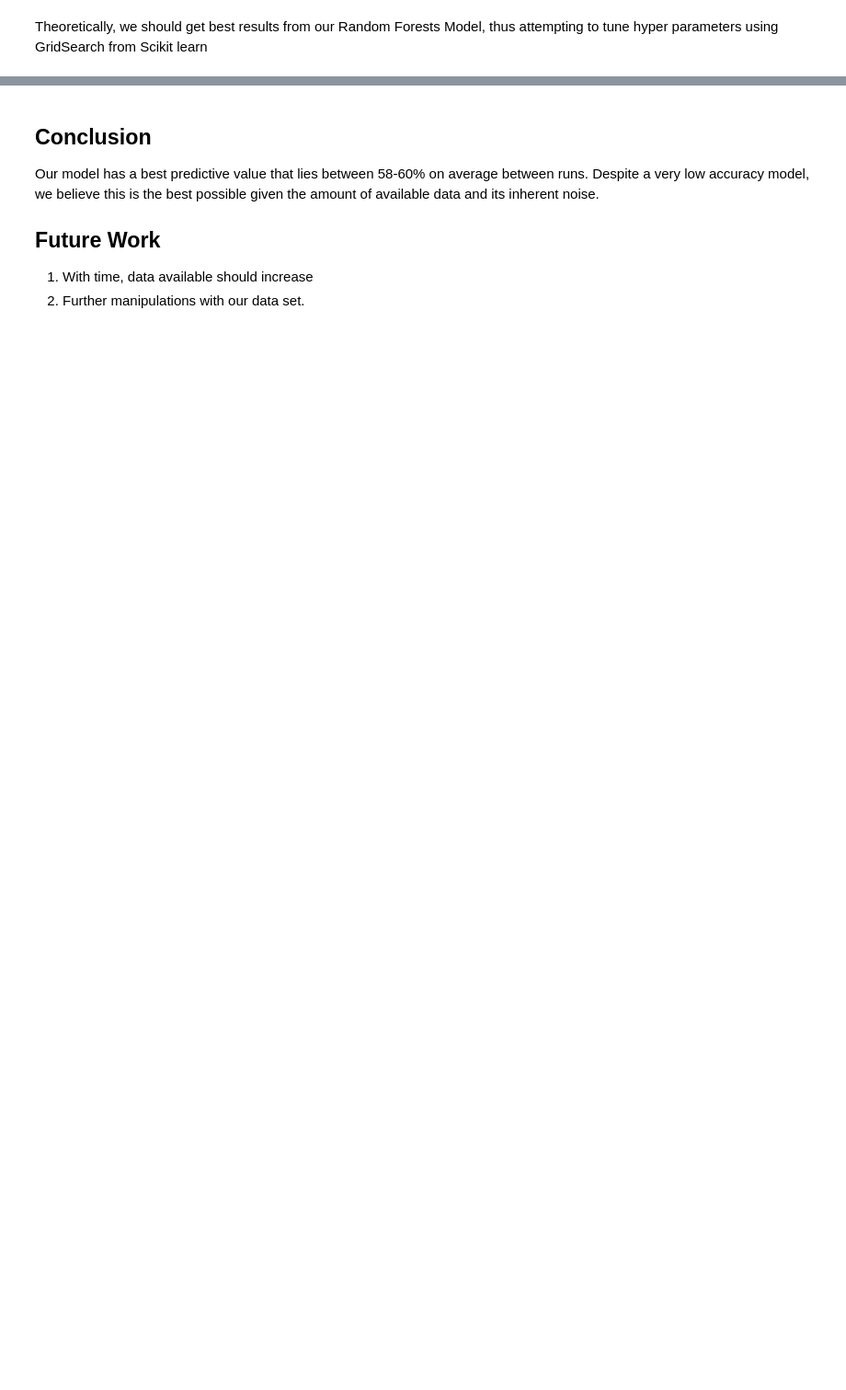
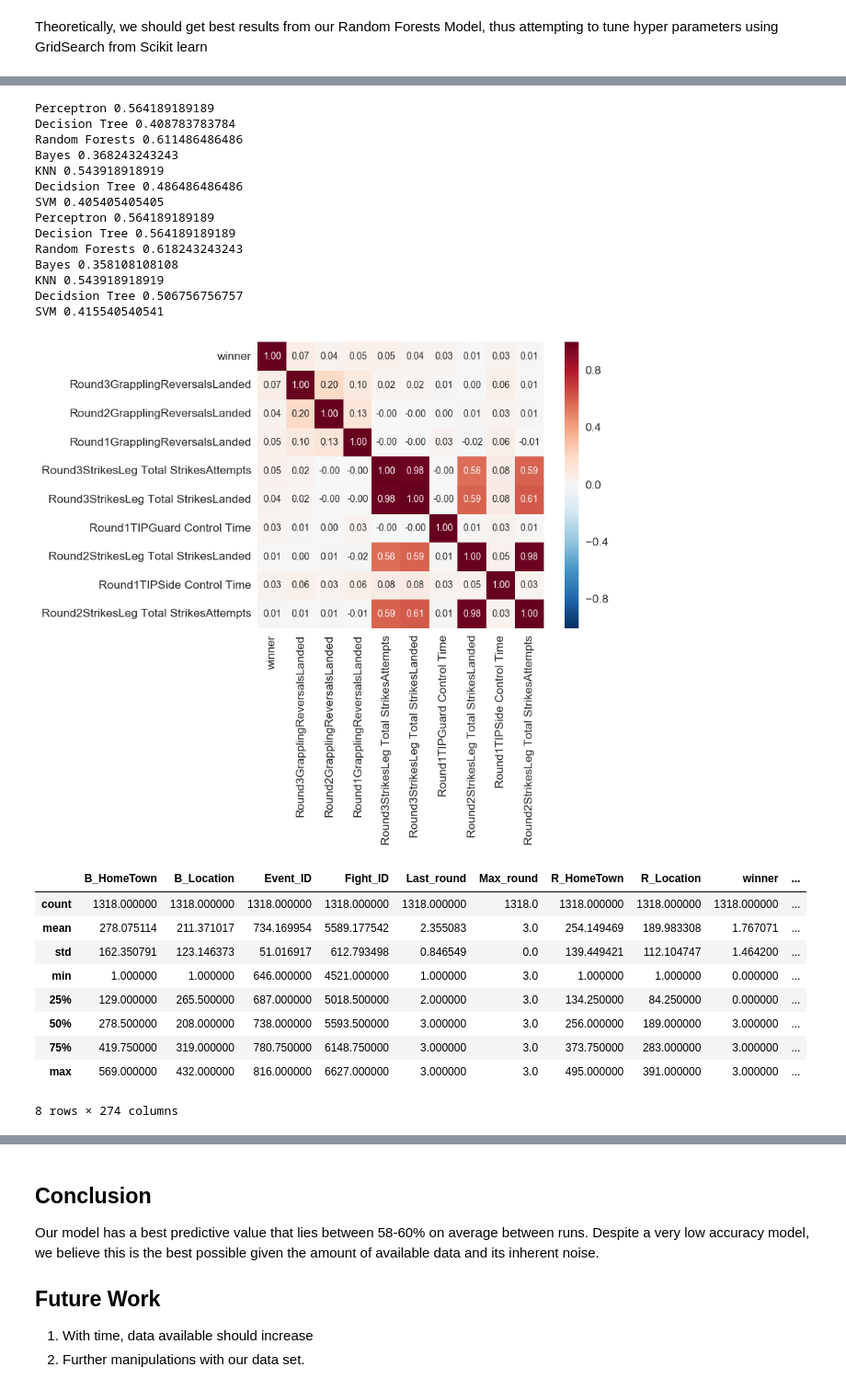
Before and after one commit to CalmDownKarm/fantastic-garbanzo, a Jupyter notebook: UFCModel.ipynb, the cells around one changed output, grey strips where cells are left out. Shown at 92% size. Drawn from its saved outputs; the diff is of its cells as text; code cells hidden in the pictures; blank space fills up the shorter version.

```diff
--- a/UFCModel.ipynb
+++ b/UFCModel.ipynb
@@ -345,0 +344,47 @@ Perceptron 0.385135135135
+# %%
+r4 = [col for col in dropdata.columns if "Round4" in col]
+r5 = [col for col in dropdata.columns if "Round5" in col]
+threerounds = dropdata.drop(r4+r5,axis = 1)
+der = run_all_and_Plot(threerounds)
+for key,val in der.items():
+    print(str(key)+' '+str(val[0]))
+boobs = threerounds.loc[threerounds['Max_round'] == 3]
+bewb = threerounds.drop(['Max_round','Last_round'],axis=1)
+der = run_all_and_Plot(bewb)
+for key,val in der.items():
+    print(str(key)+' '+str(val[0]))
+
+k = 10 #number of variables for heatmap
+corrmat = bewb.corr()
+cols = corrmat.nlargest(k, 'winner')['winner'].index
+cm = np.corrcoef(dropdata[cols].values.T)
+sns.set(font_scale=1.25)
+hm = sns.heatmap(cm, cbar=True, annot=True, square=True, fmt='.2f', annot_kws={'size': 10}, yticklabels=cols.values, xticklabels=cols.values)
+plt.show()
+boobs.describe()
+# %% [output]
+Perceptron 0.564189189189
+Decision Tree 0.408783783784
+Random Forests 0.611486486486
+Bayes 0.368243243243
+KNN 0.543918918919
+Decidsion Tree 0.486486486486
+SVM 0.405405405405
+Perceptron 0.564189189189
+Decision Tree 0.564189189189
+Random Forests 0.618243243243
+Bayes 0.358108108108
+KNN 0.543918918919
+Decidsion Tree 0.506756756757
+SVM 0.415540540541
+[figure, added]
+|  | B_HomeTown | B_Location | Event_ID | Fight_ID | Last_round | Max_round | R_HomeTown | R_Location | winner | ... |
+| count | 1318.000000 | 1318.000000 | 1318.000000 | 1318.000000 | 1318.000000 | 1318.0 | 1318.000000 | 1318.000000 | 1318.000000 | ... |
+| mean | 278.075114 | 211.371017 | 734.169954 | 5589.177542 | 2.355083 | 3.0 | 254.149469 | 189.983308 | 1.767071 | ... |
+| std | 162.350791 | 123.146373 | 51.016917 | 612.793498 | 0.846549 | 0.0 | 139.449421 | 112.104747 | 1.464200 | ... |
+| min | 1.000000 | 1.000000 | 646.000000 | 4521.000000 | 1.000000 | 3.0 | 1.000000 | 1.000000 | 0.000000 | ... |
+| 25% | 129.000000 | 265.500000 | 687.000000 | 5018.500000 | 2.000000 | 3.0 | 134.250000 | 84.250000 | 0.000000 | ... |
+| 50% | 278.500000 | 208.000000 | 738.000000 | 5593.500000 | 3.000000 | 3.0 | 256.000000 | 189.000000 | 3.000000 | ... |
+| 75% | 419.750000 | 319.000000 | 780.750000 | 6148.750000 | 3.000000 | 3.0 | 373.750000 | 283.000000 | 3.000000 | ... |
+| max | 569.000000 | 432.000000 | 816.000000 | 6627.000000 | 3.000000 | 3.0 | 495.000000 | 391.000000 | 3.000000 | ... |
+8 rows × 274 columns
```
Also changed, not shown: parts of 7 cells of this notebook.
